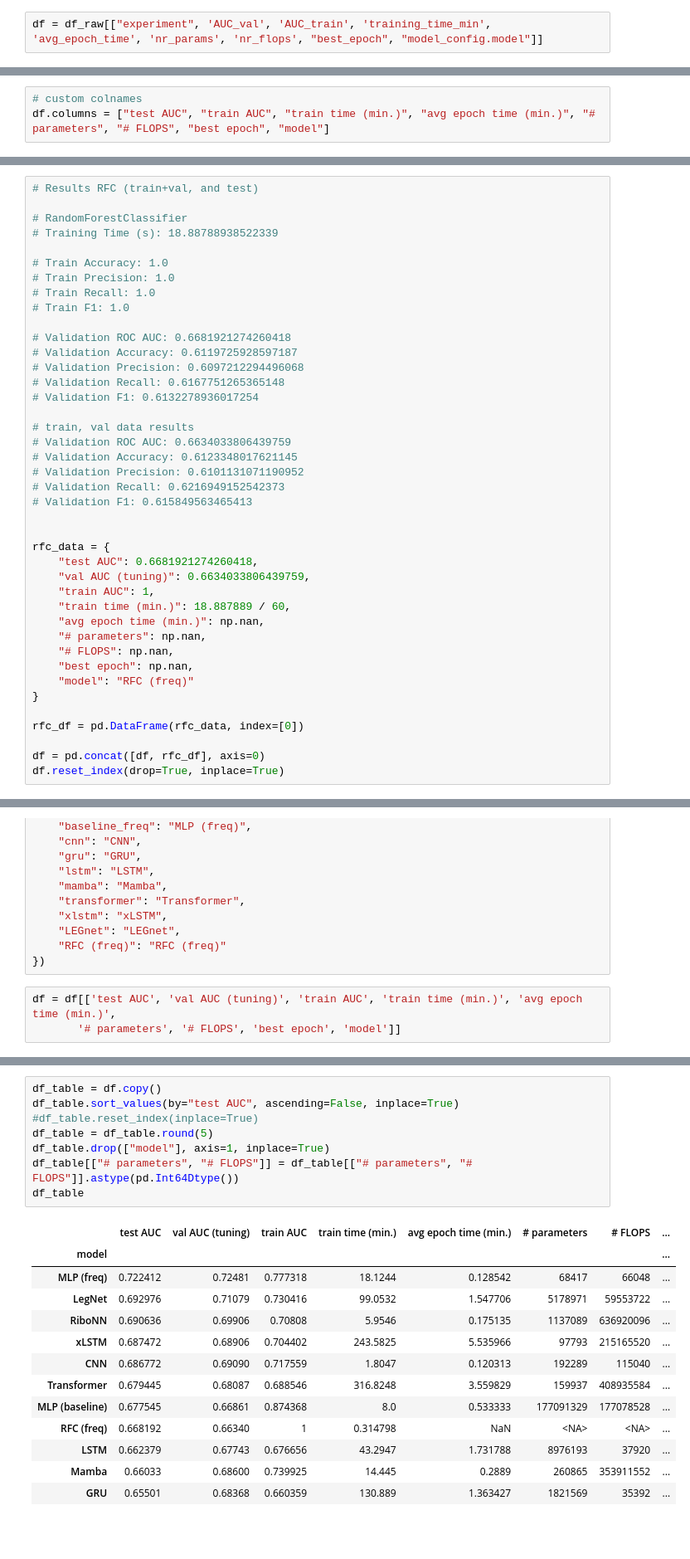
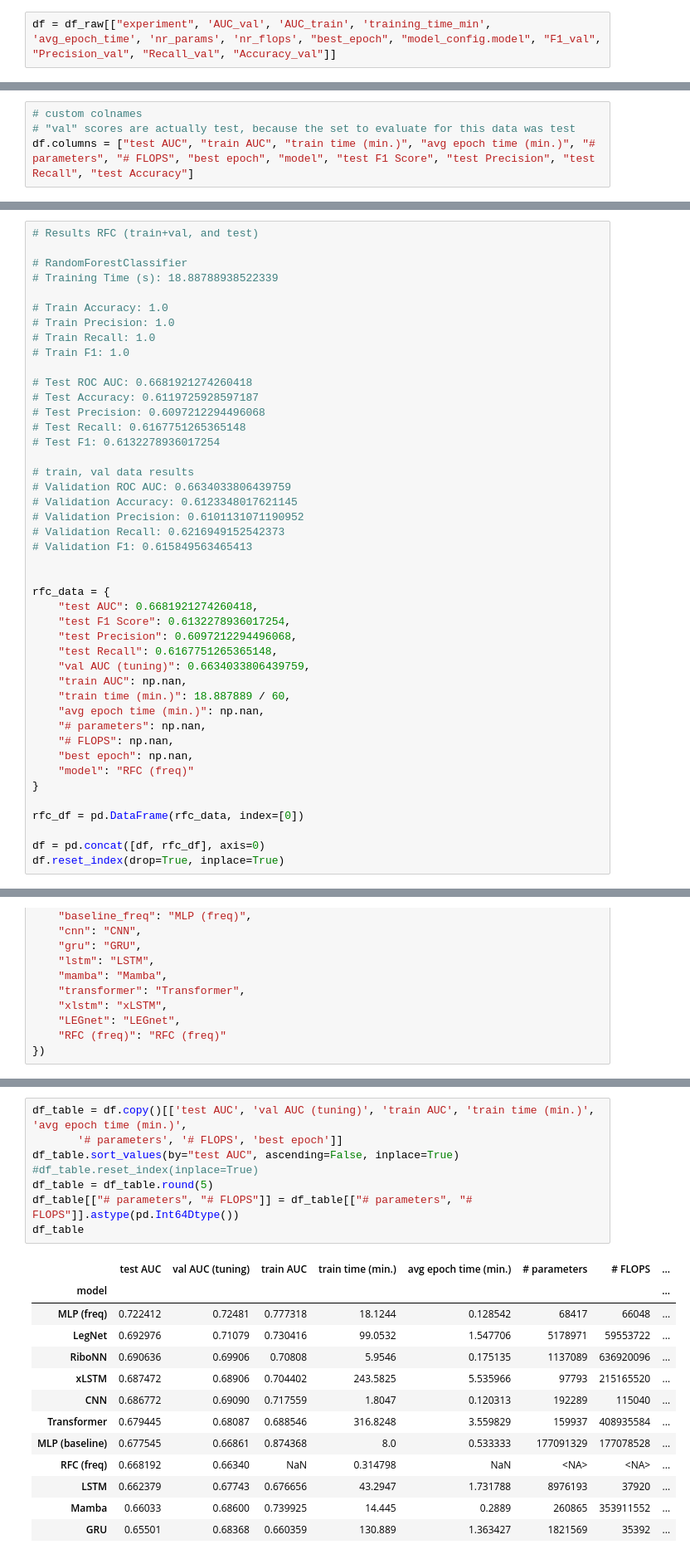
Before and after one commit to f-krause/master-thesis, a Jupyter notebook: experiments/visualisation/benchmark_test_results.ipynb, the cells around one changed output, grey strips where cells are left out. Shown at 83% size. Cells and saved outputs as stored; diff of their text form; blank space fills up the shorter version.

```diff
--- a/experiments/visualisation/benchmark_test_results.ipynb
+++ b/experiments/visualisation/benchmark_test_results.ipynb
@@ -73,7 +73,7 @@ df_raw[["model_config.model", "AUC_val", "F1_val", "Precision_val", "Recall_val"
 | 9 | "cnn" | 0.68677206 | 0.62200599 | 0.6446858 | 0.60086768 | 0.63577353 |
 | 10 | "LegNet" | 0.69297586 | 0.64043716 | 0.64537445 | 0.63557484 | 0.6440678 |
 # %%
-df = df_raw[["experiment", 'AUC_val', 'AUC_train', 'training_time_min', 'avg_epoch_time', 'nr_params', 'nr_flops', "best_epoch", "model_config.model"]]
+df = df_raw[["experiment", 'AUC_val', 'AUC_train', 'training_time_min', 'avg_epoch_time', 'nr_params', 'nr_flops', "best_epoch", "model_config.model", "F1_val", "Precision_val", "Recall_val", "Accuracy_val"]]
 # %%
 df.loc[:, "model_config.model"] = ["baseline_freq" if "freq" in name else model.strip("\"") for name, model in zip(df["experiment"], df["model_config.model"])]
 df = df.rename(columns={'model_config.model': 'model', "avg_epoch_time": "avg_epoch_min"})
@@ -89,7 +90,8 @@ Index(['AUC_val', 'AUC_train', 'training_time_min', 'avg_epoch_min',
       dtype='object')
 # %%
 # custom colnames
-df.columns = ["test AUC", "train AUC", "train time (min.)", "avg epoch time (min.)", "# parameters", "# FLOPS", "best epoch", "model"]
+# "val" scores are actually test, because the set to evaluate for this data was test
+df.columns = ["test AUC", "train AUC", "train time (min.)", "avg epoch time (min.)", "# parameters", "# FLOPS", "best epoch", "model", "test F1 Score", "test Precision", "test Recall", "test Accuracy"]
 # %%
 # Adding validation AUC (tuning) results
 
@@ -145,11 +147,11 @@ df = df.merge(df_val, left_on="model", right_index=True) #, suffixes=("", "_val"
 # Train Recall: 1.0
 # Train F1: 1.0
 
-# Validation ROC AUC: 0.6681921274260418
-# Validation Accuracy: 0.6119725928597187
-# Validation Precision: 0.6097212294496068
-# Validation Recall: 0.6167751265365148
-# Validation F1: 0.6132278936017254
+# Test ROC AUC: 0.6681921274260418
+# Test Accuracy: 0.6119725928597187
+# Test Precision: 0.6097212294496068
+# Test Recall: 0.6167751265365148
+# Test F1: 0.6132278936017254
 
 # train, val data results
 # Validation ROC AUC: 0.6634033806439759
@@ -161,8 +163,11 @@ df = df.merge(df_val, left_on="model", right_index=True) #, suffixes=("", "_val"
 
 rfc_data = {
     "test AUC": 0.6681921274260418,
+    "test F1 Score": 0.6132278936017254,
+    "test Precision": 0.6097212294496068,
+    "test Recall": 0.6167751265365148,
     "val AUC (tuning)": 0.6634033806439759,
-    "train AUC": 1,
+    "train AUC": np.nan,
     "train time (min.)": 18.887889 / 60,
     "avg epoch time (min.)": np.nan,
     "# parameters": np.nan,
@@ -189,6 +194,3 @@ df = df.rename(index={
     "LEGnet": "LEGnet",
     "RFC (freq)": "RFC (freq)"
 })
-# %%
-df = df[['test AUC', 'val AUC (tuning)', 'train AUC', 'train time (min.)', 'avg epoch time (min.)',
-       '# parameters', '# FLOPS', 'best epoch', 'model']]
@@ -195,22 +213,22 @@ df = df[['test AUC', 'val AUC (tuning)', 'train AUC', 'train time (min.)', 'avg
 # %%
-df_table = df.copy()
+df_table = df.copy()[['test AUC', 'val AUC (tuning)', 'train AUC', 'train time (min.)', 'avg epoch time (min.)',
+       '# parameters', '# FLOPS', 'best epoch']]
 df_table.sort_values(by="test AUC", ascending=False, inplace=True)
 #df_table.reset_index(inplace=True)
 df_table = df_table.round(5)
-df_table.drop(["model"], axis=1, inplace=True)
 df_table[["# parameters", "# FLOPS"]] = df_table[["# parameters", "# FLOPS"]].astype(pd.Int64Dtype())
 df_table
 # %% [output]
 |  | test AUC | val AUC (tuning) | train AUC | train time (min.) | avg epoch time (min.) | # parameters | # FLOPS | ... |
 | model |  |  |  |  |  |  |  | ... |
 | MLP (freq) | 0.722412 | 0.72481 | 0.777318 | 18.1244 | 0.128542 | 68417 | 66048 | ... |
 | LegNet | 0.692976 | 0.71079 | 0.730416 | 99.0532 | 1.547706 | 5178971 | 59553722 | ... |
 | RiboNN | 0.690636 | 0.69906 | 0.70808 | 5.9546 | 0.175135 | 1137089 | 636920096 | ... |
 | xLSTM | 0.687472 | 0.68906 | 0.704402 | 243.5825 | 5.535966 | 97793 | 215165520 | ... |
 | CNN | 0.686772 | 0.69090 | 0.717559 | 1.8047 | 0.120313 | 192289 | 115040 | ... |
 | Transformer | 0.679445 | 0.68087 | 0.688546 | 316.8248 | 3.559829 | 159937 | 408935584 | ... |
 | MLP (baseline) | 0.677545 | 0.66861 | 0.874368 | 8.0 | 0.533333 | 177091329 | 177078528 | ... |
-| RFC (freq) | 0.668192 | 0.66340 | 1 | 0.314798 | NaN | <NA> | <NA> | ... |
+| RFC (freq) | 0.668192 | 0.66340 | NaN | 0.314798 | NaN | <NA> | <NA> | ... |
 | LSTM | 0.662379 | 0.67743 | 0.676656 | 43.2947 | 1.731788 | 8976193 | 37920 | ... |
 | Mamba | 0.66033 | 0.68600 | 0.739925 | 14.445 | 0.2889 | 260865 | 353911552 | ... |
 | GRU | 0.65501 | 0.68368 | 0.660359 | 130.889 | 1.363427 | 1821569 | 35392 | ... |
```
Also changed, not shown: parts of 11 cells of this notebook.
